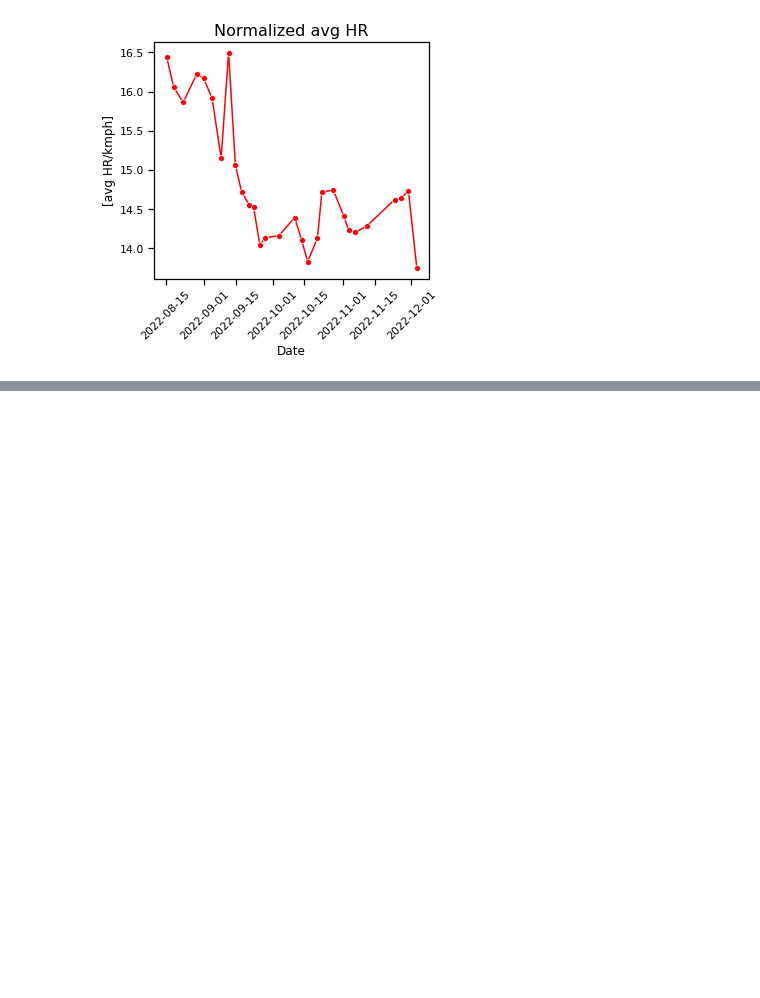
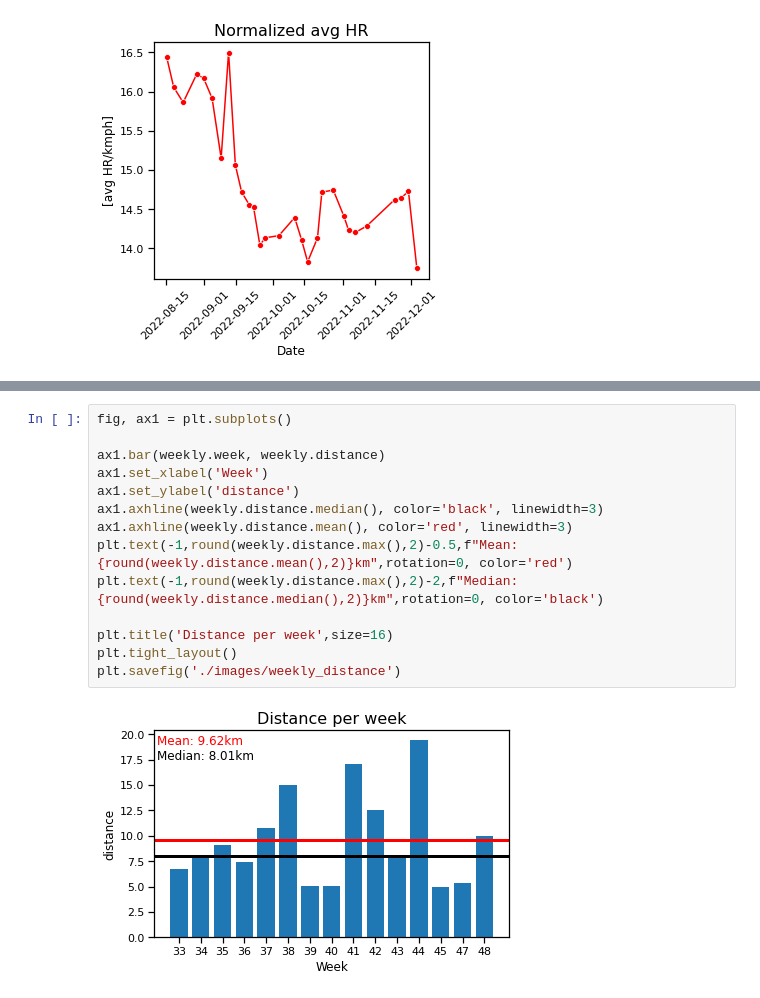
Before and after one commit to rluyck/running, a Jupyter notebook: notebook.ipynb, the cells around one changed output, grey strips where cells are left out. Cells and saved outputs as stored; diff of their text form; blank space fills up the shorter version.

```diff
--- a/notebook.ipynb
+++ b/notebook.ipynb
@@ -239,0 +315,16 @@ plt.savefig('./images/normalized_hr')
+# %%
+fig, ax1 = plt.subplots()
+
+ax1.bar(weekly.week, weekly.distance)
+ax1.set_xlabel('Week')
+ax1.set_ylabel('distance')
+ax1.axhline(weekly.distance.median(), color='black', linewidth=3)
+ax1.axhline(weekly.distance.mean(), color='red', linewidth=3)
+plt.text(-1,round(weekly.distance.max(),2)-0.5,f"Mean: {round(weekly.distance.mean(),2)}km",rotation=0, color='red')
+plt.text(-1,round(weekly.distance.max(),2)-2,f"Median: {round(weekly.distance.median(),2)}km",rotation=0, color='black')
+
+plt.title('Distance per week',size=16)
+plt.tight_layout()
+plt.savefig('./images/weekly_distance')
+# %% [output]
+[figure, added]
```
Also changed, not shown: parts of 11 cells of this notebook, 2 other files.
